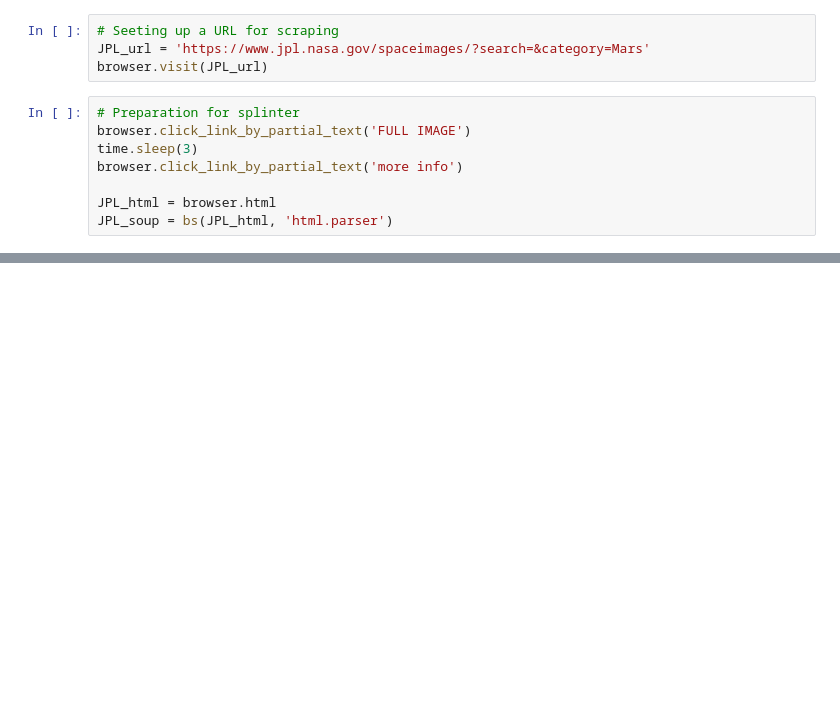
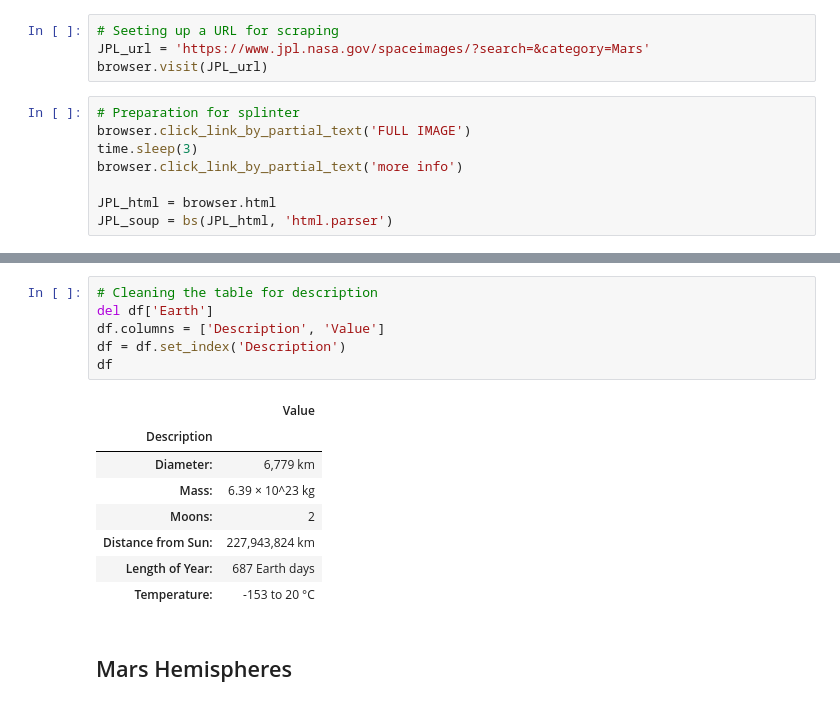
Before and after one commit to soobing91/A10_Mars_App, a Jupyter notebook: mission_to_mars.ipynb, the cells around one changed output, grey strips where cells are left out. Drawn from its saved outputs; the diff is of its cells as text; blank space fills up the shorter version.

```diff
--- a/mission_to_mars.ipynb
+++ b/mission_to_mars.ipynb
@@ -64,0 +140,17 @@ https://www.jpl.nasa.gov/spaceimages/images/largesize/PIA17044_hires.jpg
+# %%
+# Cleaning the table for description
+del df['Earth']
+df.columns = ['Description', 'Value']
+df = df.set_index('Description')
+df
+# %% [output]
+|  | Value |
+| Description |  |
+| Diameter: | 6,779 km |
+| Mass: | 6.39 × 10^23 kg |
+| Moons: | 2 |
+| Distance from Sun: | 227,943,824 km |
+| Length of Year: | 687 Earth days |
+| Temperature: | -153 to 20 °C |
+# %% [markdown]
+## Mars Hemispheres
```
Also changed, not shown: parts of 11 cells of this notebook.
